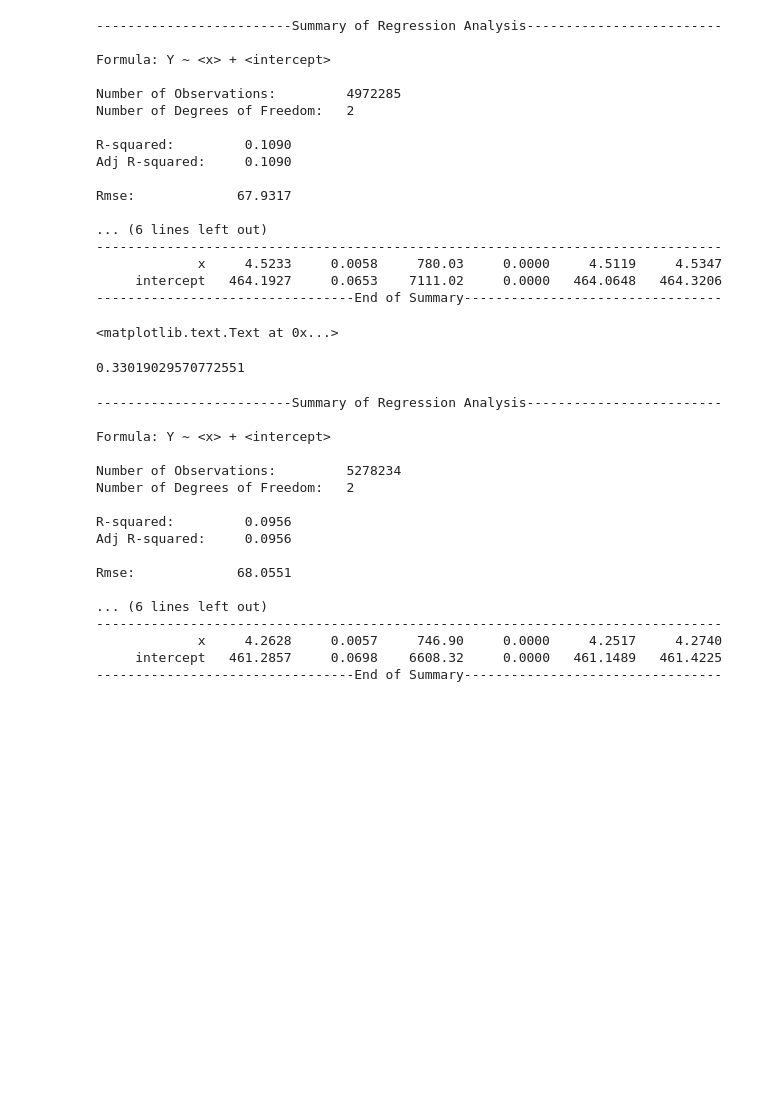
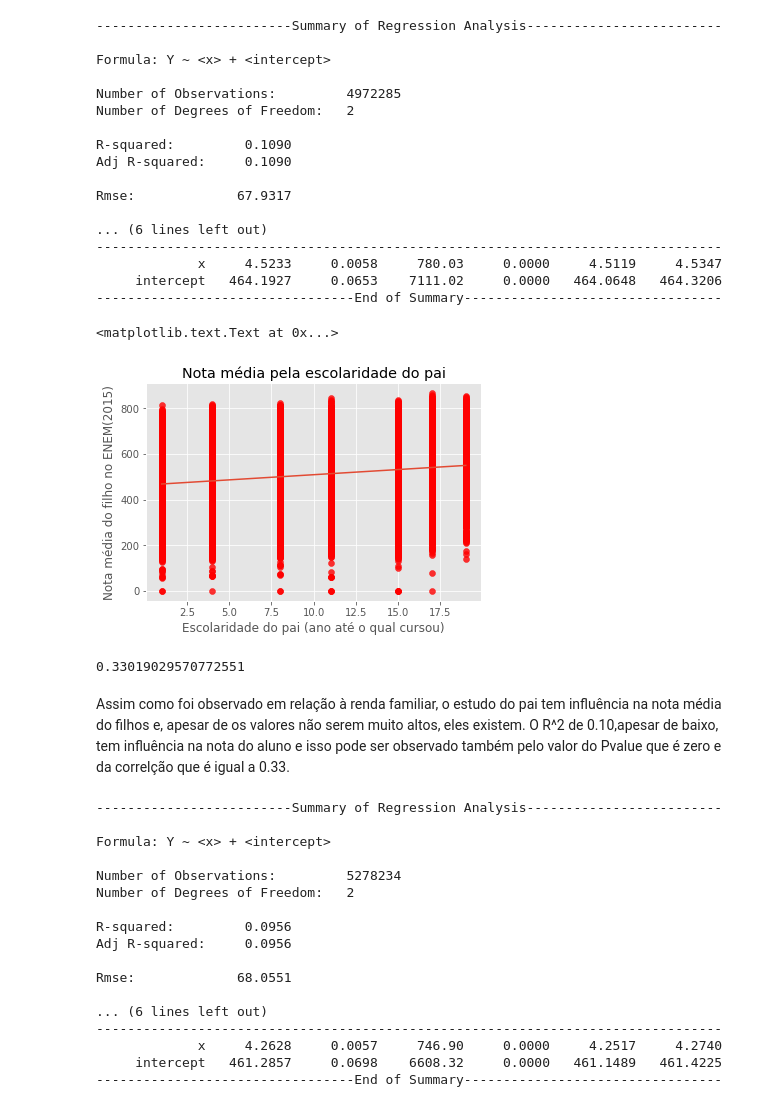
Before and after one commit to manucirne/Projeto3_CD, a Jupyter notebook: Projeto3 - Manoela Campos.ipynb, the cells around one changed output. Drawn from its saved outputs; the diff is of its cells as text; code cells hidden in the pictures; blank space fills up the shorter version.

```diff
--- a/Projeto3 - Manoela Campos.ipynb
+++ b/Projeto3 - Manoela Campos.ipynb
@@ -218,16 +200,19 @@ Rmse:             67.9317
 ---------------------------------End of Summary---------------------------------
 # %%
 plt.scatter(DADOS15.ESTUDOPQT,DADOS15.MEDIA_NOTAS, c='red', alpha=0.8)
-plt.plot((DADOS15.ESTUDOPQT.min(),DADOS15.ESTUDOPQT.max()),(4.8890*DADOS15.ESTUDOPQT.min()+462.0910,4.8890*DADOS15.ESTUDOPQT.max()+462.0910))
-plt.title('nota média pela escolaridade do pai')
-plt.xlabel('escolaridade do pai (ano até o qual cursou)')
-plt.ylabel('nota média do filho no ENEM(2015)')
+plt.plot((DADOS15.ESTUDOPQT.min(),DADOS15.ESTUDOPQT.max()),(4.5233*DADOS15.ESTUDOPQT.min()+464.1927,4.5233*DADOS15.ESTUDOPQT.max()+464.1927))
+plt.title('Nota média pela escolaridade do pai')
+plt.xlabel('Escolaridade do pai (ano até o qual cursou)')
+plt.ylabel('Nota média do filho no ENEM(2015)')
 # %% [output]
 <matplotlib.text.Text at 0x...>
+[figure, added]
 # %%
 DADOS15.ESTUDOPQT.corr( DADOS15.MEDIA_NOTAS)
 # %% [output]
 0.33019029570772551
+# %% [markdown]
+Assim como foi observado em relação à renda familiar, o estudo do pai tem influência na nota média do filhos e, apesar de os valores não serem muito altos, eles existem. O R^2 de 0.10,apesar de baixo, tem influência na nota do aluno e isso pode ser observado também pelo valor do Pvalue que é zero e da correlção que é igual a 0.33.
 # %%
 DADOS15.loc[(DADOS15.ESTUDO_MÃE=='NUNCA'),'ESTUDOMQT'] = 1
 DADOS15.loc[(DADOS15.ESTUDO_MÃE=='5ANO INCOMPLETO'),'ESTUDOMQT'] = 4
```
Also changed, not shown: parts of 40 cells of this notebook.
